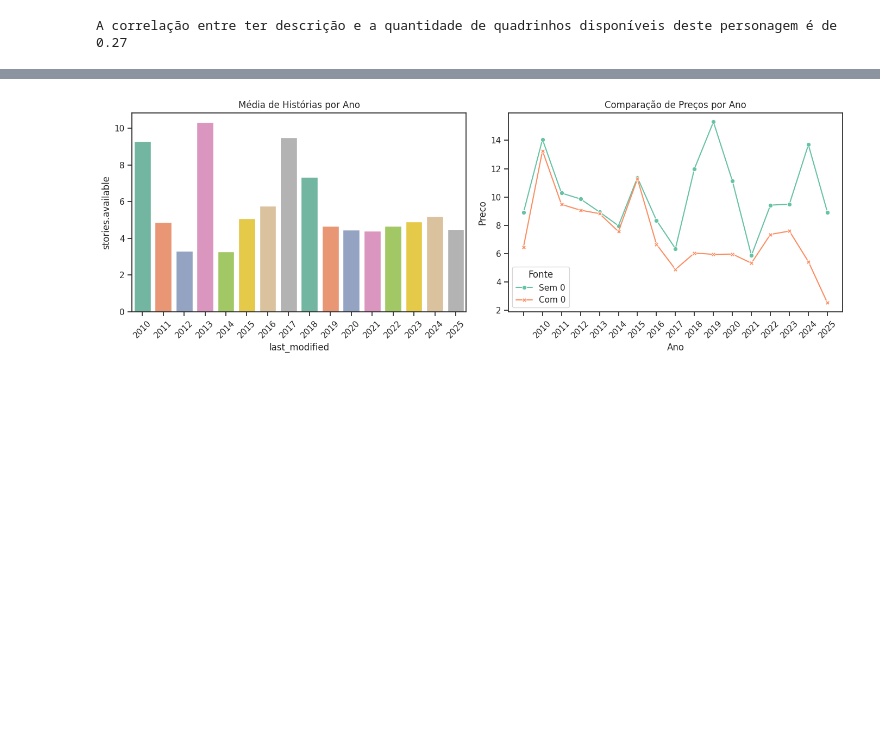
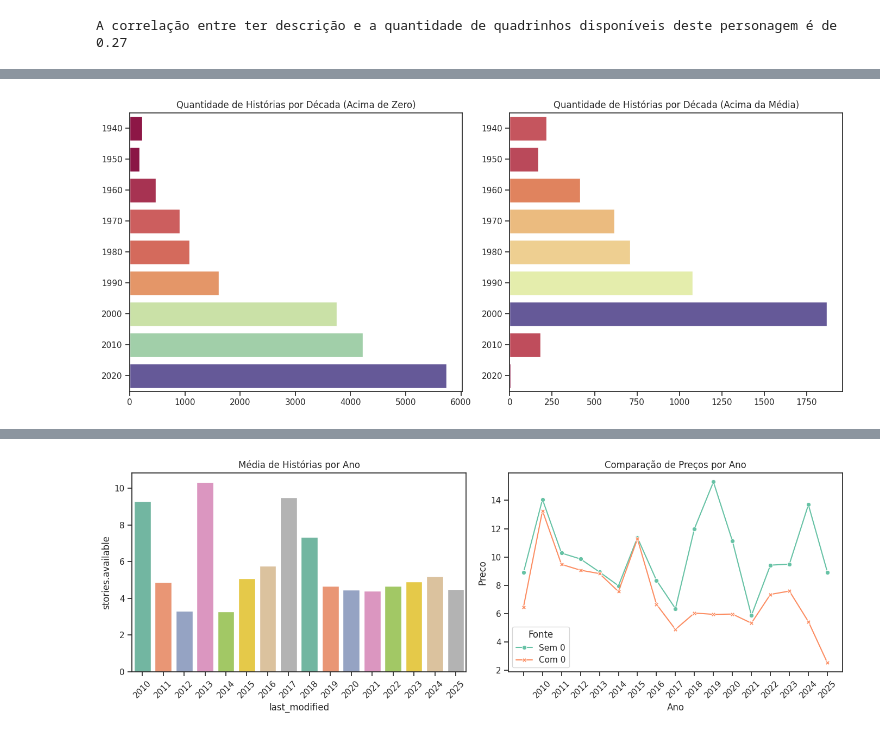
Before and after one commit to thamyrissacamoto/MarvelAPI, a Jupyter notebook: AnalisandoInsights.ipynb, the cells around one changed output, grey strips where cells are left out. Drawn from its saved outputs; the diff is of its cells as text; code cells hidden in the pictures; blank space fills up the shorter version.

```diff
--- a/AnalisandoInsights.ipynb
+++ b/AnalisandoInsights.ipynb
@@ -270,4 +222,0 @@ media_historias["last_modified"] = media_historias["last_modified"].astype(int)
-# %%
-comics = comics[comics["last_modified"] != '']
-# %%
-comics["last_modified"] = comics["last_modified"].astype(int)
@@ -278,0 +258,18 @@ See the caveats in the documentation: https://pandas.pydata.org/pandas-docs/stab
+# %%
+soma_historias_zero = comics[comics["stories.available"] > 0].groupby("onsale_year")["stories.available"].sum().reset_index()
+soma_historias_media = comics[comics["stories.available"] > comics["stories.available"].mean()].groupby("onsale_year")["stories.available"].sum().reset_index()
+# %%
+soma_historias_zero["onsale_year"] = soma_historias_zero["onsale_year"].astype('category')
+soma_historias_media["onsale_year"] = soma_historias_media["onsale_year"].astype('category')
+
+soma_historias_zero["decade"] = (soma_historias_zero["onsale_year"].astype(int) // 10) * 10
+soma_historias_media["decade"] = (soma_historias_media["onsale_year"].astype(int) // 10) * 10
+
+soma_historias_zero["decade"] = soma_historias_zero["decade"].astype("category")
+soma_historias_media["decade"] = soma_historias_media["decade"].astype("category")
+
+soma_historias_zero_decade = soma_historias_zero.groupby("decade", as_index=False)["stories.available"].mean()
+soma_historias_media_decade = soma_historias_media.groupby("decade", as_index=False)["stories.available"].mean()
+
+soma_historias_zero["onsale_year"] = soma_historias_zero["onsale_year"].astype(int)
+soma_historias_media["onsale_year"] = soma_historias_media["onsale_year"].astype(int)
@@ -278,0 +281,19 @@ See the caveats in the documentation: https://pandas.pydata.org/pandas-docs/stab
+# %%
+fig, axes = plt.subplots(1, 2, figsize=(14, 6))
+
+sns.barplot(data=soma_historias_zero_decade, y='decade', x='stories.available', palette='Spectral', hue="stories.available", ax=axes[0])
+axes[0].set_title("Quantidade de Histórias por Década (Acima de Zero)")
+axes[0].legend_.remove()
+axes[0].set_xlabel("")
+axes[0].set_ylabel("")
+
+sns.barplot(data=soma_historias_media_decade, y='decade', x='stories.available', palette='Spectral', hue="stories.available", ax=axes[1])
+axes[1].set_title("Quantidade de Histórias por Década (Acima da Média)")
+axes[1].legend_.remove()
+axes[1].set_xlabel("")
+axes[1].set_ylabel("")
+
+plt.tight_layout()
+plt.show()
+# %% [output]
+[figure, added]
```
Also changed, not shown: parts of 46 cells of this notebook.
